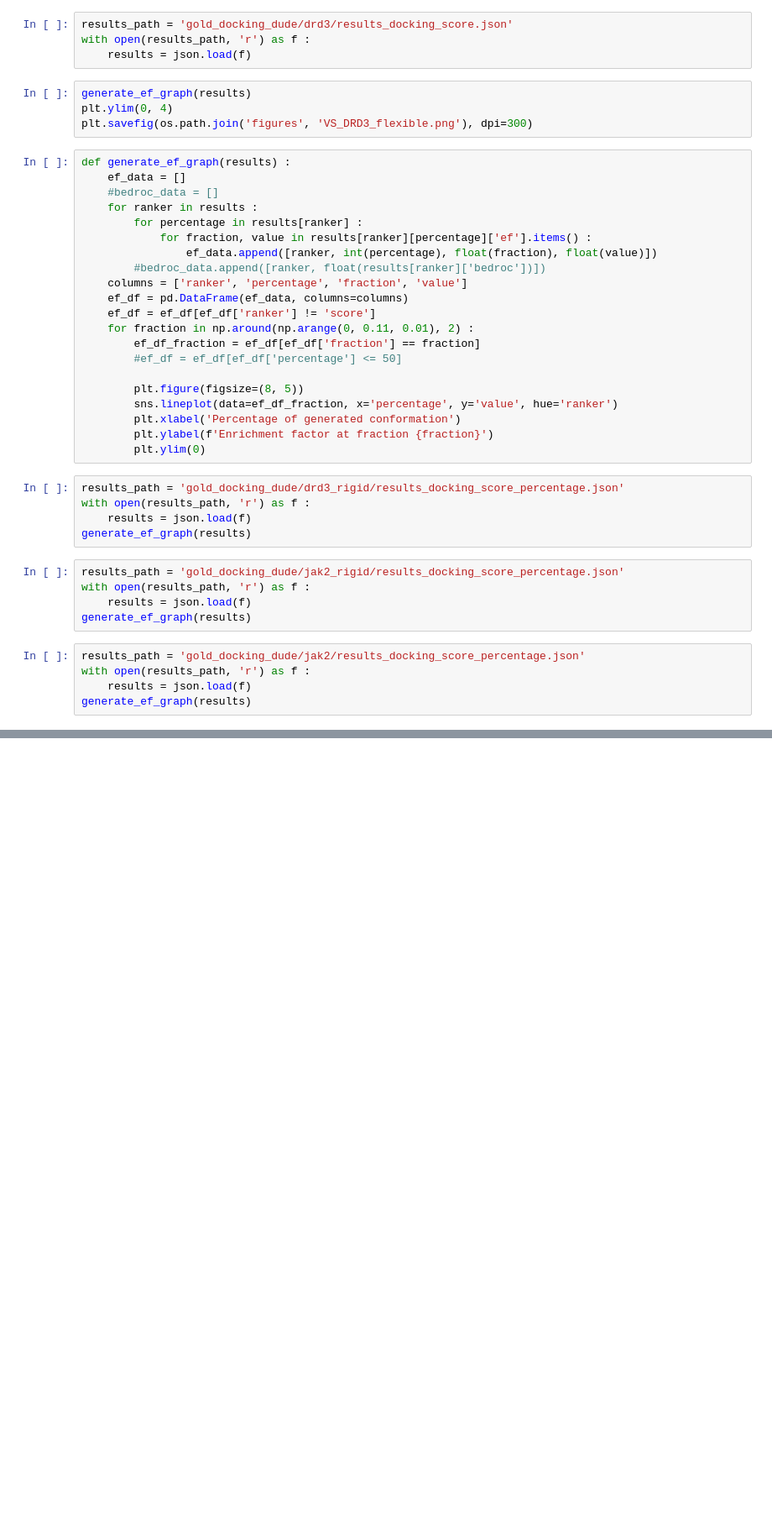
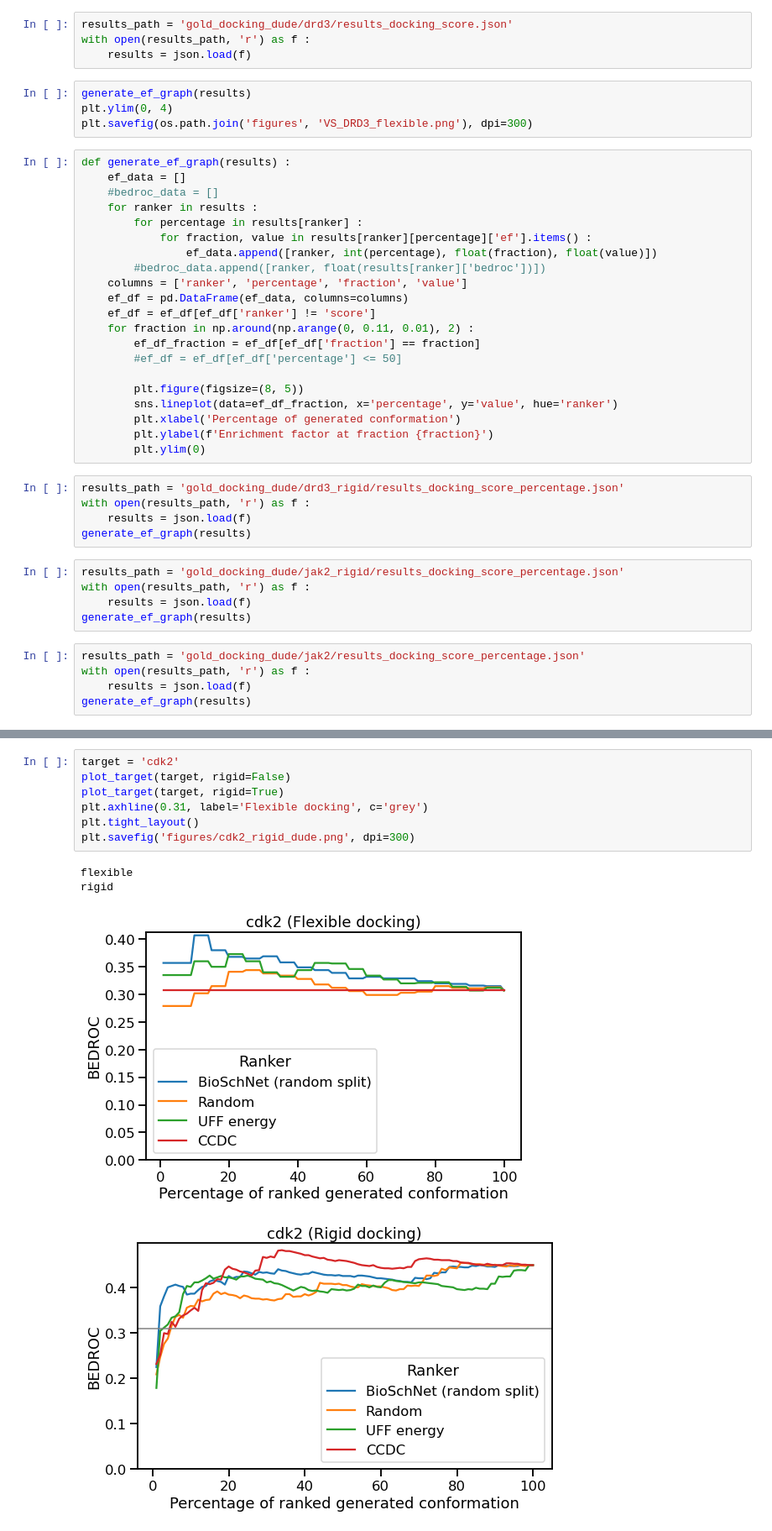
Before and after one commit to bbaillif/bioactive_conformation_predictor, a Jupyter notebook: analyze_dude_docking_ef_results.ipynb, the cells around one changed output, grey strips where cells are left out. Shown at 84% size. Saved outputs shown, nothing was run; the diff lists cells and outputs as text; blank space fills up the shorter version.

```diff
--- a/analyze_dude_docking_ef_results.ipynb
+++ b/analyze_dude_docking_ef_results.ipynb
@@ -163,3 +195,15 @@ plot_target(target)
+# %%
+target = 'cdk2'
+plot_target(target, rigid=False)
+plot_target(target, rigid=True)
+plt.axhline(0.31, label='Flexible docking', c='grey')
+plt.tight_layout()
+plt.savefig('figures/cdk2_rigid_dude.png', dpi=300)
+# %% [output]
+flexible
+rigid
+[figure, new version]
+[figure, new version]
 # %%
 target = 'drd3'
 plot_target(target)
```
Also changed, not shown: parts of 12 cells of this notebook, 22 other files.
